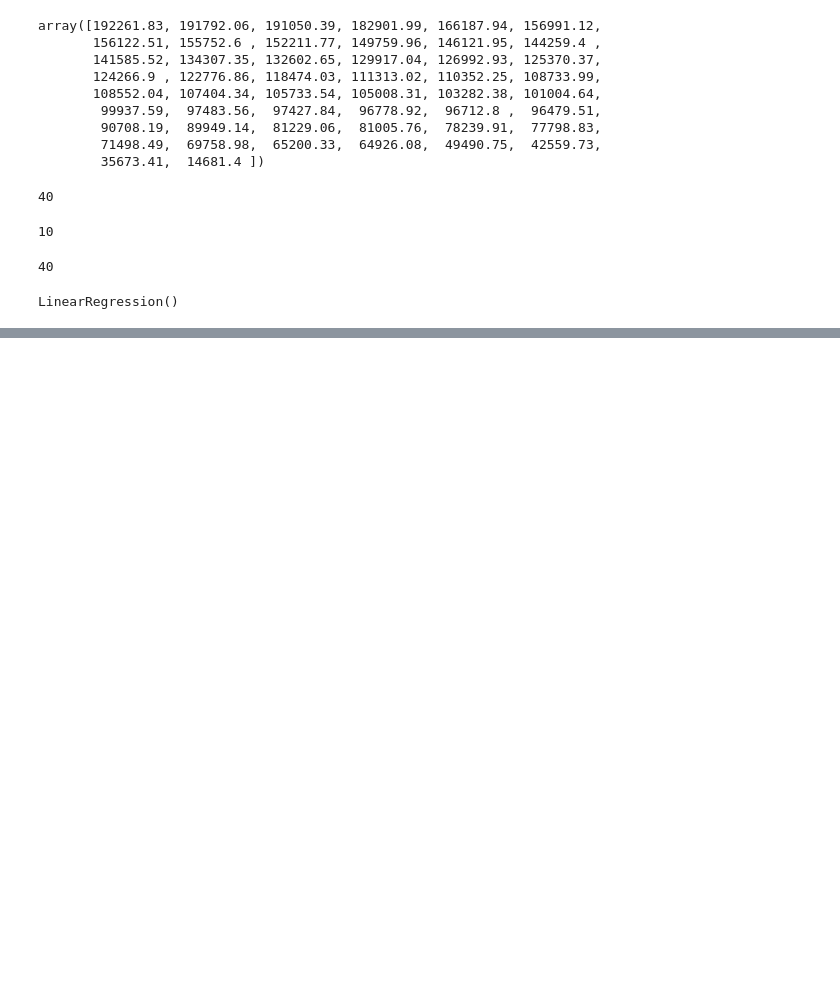
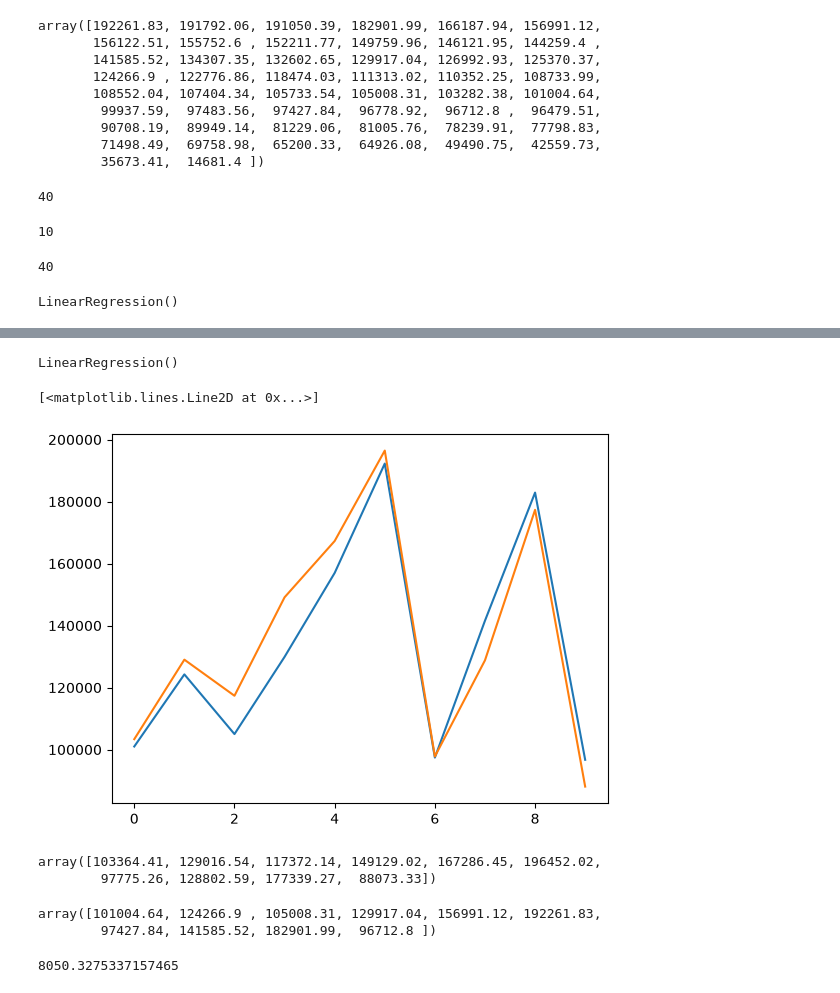
Before and after one commit to wahabali786110/machine-learning-using-python, a Jupyter notebook: Supervised_Learning/Regression.ipynb, the cells around one changed output, grey strips where cells are left out. Cells and saved outputs as stored; diff of their text form; code cells hidden in the pictures; blank space fills up the shorter version.

```diff
--- a/Supervised_Learning/Regression.ipynb
+++ b/Supervised_Learning/Regression.ipynb
@@ -104,0 +218,8 @@ adj_r2
+# %%
+from sklearn.model_selection import train_test_split
+x_train,x_test,y_train,y_test=train_test_split(X,Y,test_size=0.2)
+# %%
+from sklearn.preprocessing import StandardScaler
+endoer=StandardScaler()
+x_train=endoer.fit_transform(x_train)
+x_test=endoer.transform(x_test)
@@ -104,0 +249,31 @@ adj_r2
+# %%
+from sklearn.linear_model import LinearRegression
+regressor=LinearRegression()
+regressor.fit(x_train,y_train)
+# %% [output]
+LinearRegression()
+# %%
+y_pred=regressor.predict(x_test)
+# %%
+plt.plot(y_test)
+plt.plot(y_pred)
+# %% [output]
+[<matplotlib.lines.Line2D at 0x...>]
+[figure, added]
+# %%
+np.round(y_pred,2)
+# %% [output]
+array([103364.41, 129016.54, 117372.14, 149129.02, 167286.45, 196452.02,
+        97775.26, 128802.59, 177339.27,  88073.33])
+# %%
+y_test
+# %% [output]
+array([101004.64, 124266.9 , 105008.31, 129917.04, 156991.12, 192261.83,
+        97427.84, 141585.52, 182901.99,  96712.8 ])
+# %%
+from sklearn.metrics import r2_score,mean_absolute_error
+
+r2_score(y_test,y_pred)
+mean_absolute_error(y_test,y_pred)
+# %% [output]
+8050.3275337157465
```
Also changed, not shown: parts of 25 cells of this notebook, 2 other files.
